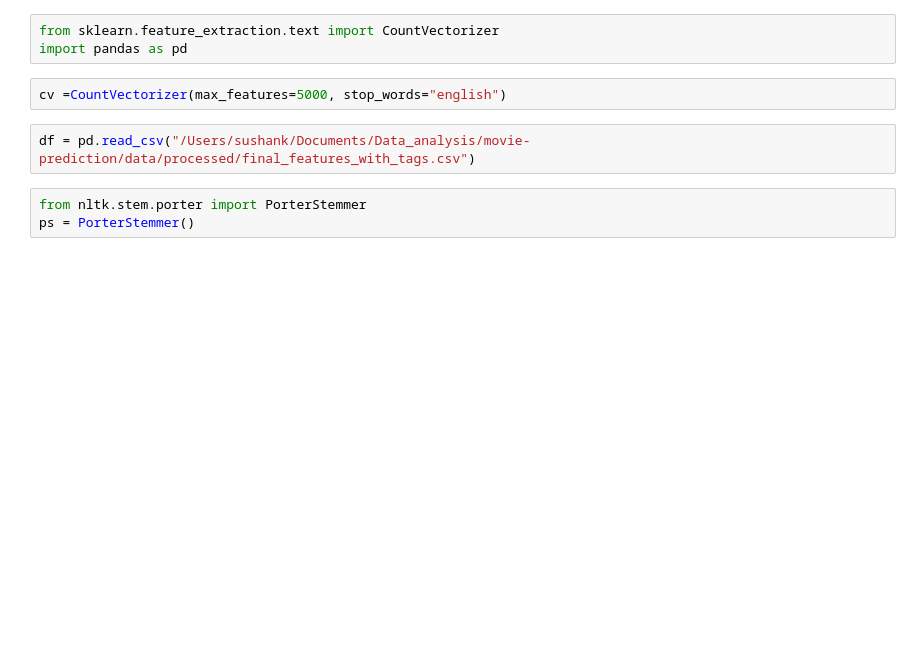
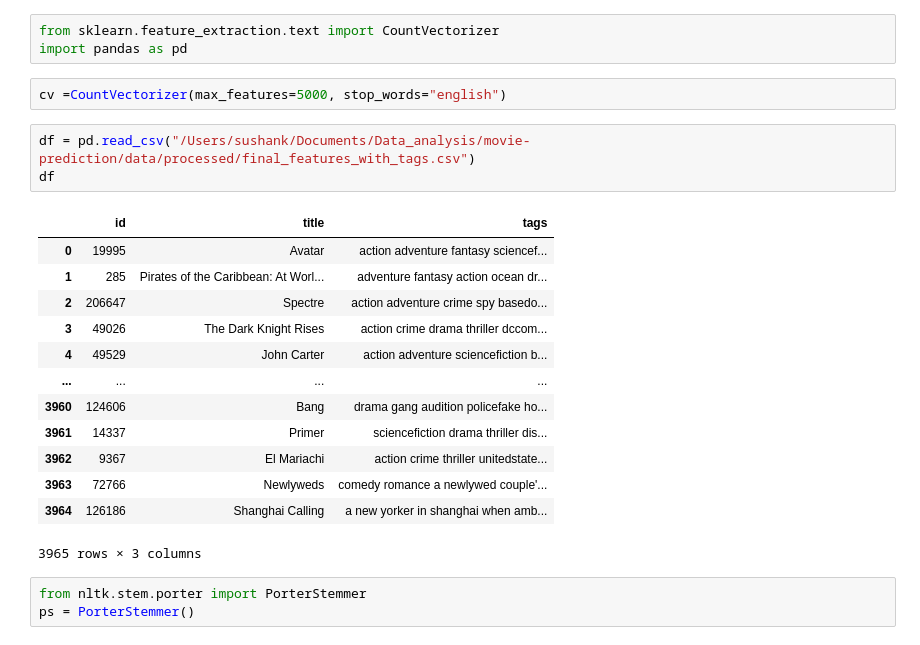
Before and after one commit to sushanksingh00/Movie-prediction, a Jupyter notebook: notebooks/model_training.ipynb, the cells around one changed output. Drawn from its saved outputs; the diff is of its cells as text; blank space fills up the shorter version.

```diff
--- a/notebooks/model_training.ipynb
+++ b/notebooks/model_training.ipynb
@@ -5,6 +5,21 @@ import pandas as pd
 cv =CountVectorizer(max_features=5000, stop_words="english")
 # %%
 df = pd.read_csv("/Users/sushank/Documents/Data_analysis/movie-prediction/data/processed/final_features_with_tags.csv")
+df
+# %% [output]
+|  | id | title | tags |
+| 0 | 19995 | Avatar | action adventure fantasy sciencef... |
+| 1 | 285 | Pirates of the Caribbean: At Worl... | adventure fantasy action ocean dr... |
+| 2 | 206647 | Spectre | action adventure crime spy basedo... |
+| 3 | 49026 | The Dark Knight Rises | action crime drama thriller dccom... |
+| 4 | 49529 | John Carter | action adventure sciencefiction b... |
+| ... | ... | ... | ... |
+| 3960 | 124606 | Bang | drama gang audition policefake ho... |
+| 3961 | 14337 | Primer | sciencefiction drama thriller dis... |
+| 3962 | 9367 | El Mariachi | action crime thriller unitedstate... |
+| 3963 | 72766 | Newlyweds | comedy romance a newlywed couple'... |
+| 3964 | 126186 | Shanghai Calling | a new yorker in shanghai when amb... |
+3965 rows × 3 columns
 # %%
 from nltk.stem.porter import PorterStemmer
 ps = PorterStemmer()
```
Also changed, not shown: parts of 1 cell of this notebook, 1 other file.
